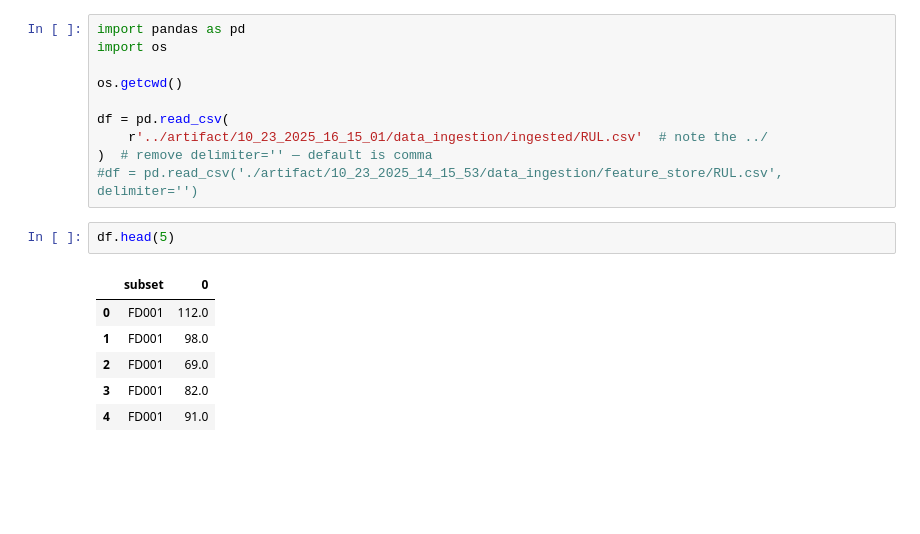
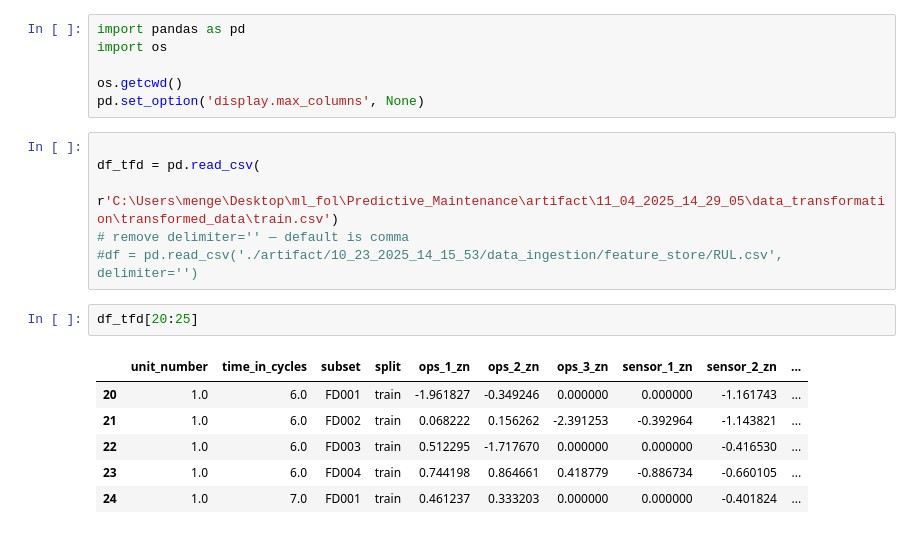
Before and after one commit to Josmen1/predictive_maintenance, a Jupyter notebook: notebooks/test.ipynb, the cells around one changed output. Drawn from its saved outputs; the diff is of its cells as text; blank space fills up the shorter version.

Commit message:
Data transformation module complete

```diff
--- a/notebooks/test.ipynb
+++ b/notebooks/test.ipynb
@@ -3,17 +3,19 @@ import pandas as pd
 import os
 
 os.getcwd()
-
-df = pd.read_csv(
-    r'../artifact/10_23_2025_16_15_01/data_ingestion/ingested/RUL.csv'  # note the ../
-)  # remove delimiter='' — default is comma
-#df = pd.read_csv('./artifact/10_23_2025_14_15_53/data_ingestion/feature_store/RUL.csv', delimiter='')
+pd.set_option('display.max_columns', None)
+# %%
+
+df_tfd = pd.read_csv(
+    r'C:\Users\menge\Desktop\ml_fol\Predictive_Maintenance\artifact\11_04_2025_14_29_05\data_transformation\transformed_data\train.csv')
+# remove delimiter='' — default is comma
+#df = pd.read_csv('./artifact/10_23_2025_14_15_53/data_ingestion/feature_store/RUL.csv', delimiter='')
 # %%
-df.head(5)
+df_tfd[20:25]
 # %% [output]
-|  | subset | 0 |
-| 0 | FD001 | 112.0 |
-| 1 | FD001 | 98.0 |
-| 2 | FD001 | 69.0 |
-| 3 | FD001 | 82.0 |
-| 4 | FD001 | 91.0 |
+|  | unit_number | time_in_cycles | subset | split | ops_1_zn | ops_2_zn | ops_3_zn | sensor_1_zn | sensor_2_zn | ... |
+| 20 | 1.0 | 6.0 | FD001 | train | -1.961827 | -0.349246 | 0.000000 | 0.000000 | -1.161743 | ... |
+| 21 | 1.0 | 6.0 | FD002 | train | 0.068222 | 0.156262 | -2.391253 | -0.392964 | -1.143821 | ... |
+| 22 | 1.0 | 6.0 | FD003 | train | 0.512295 | -1.717670 | 0.000000 | 0.000000 | -0.416530 | ... |
+| 23 | 1.0 | 6.0 | FD004 | train | 0.744198 | 0.864661 | 0.418779 | -0.886734 | -0.660105 | ... |
+| 24 | 1.0 | 7.0 | FD001 | train | 0.461237 | 0.333203 | 0.000000 | 0.000000 | -0.401824 | ... |
```
Also changed, not shown: parts of 7 cells of this notebook, 10 other files.
